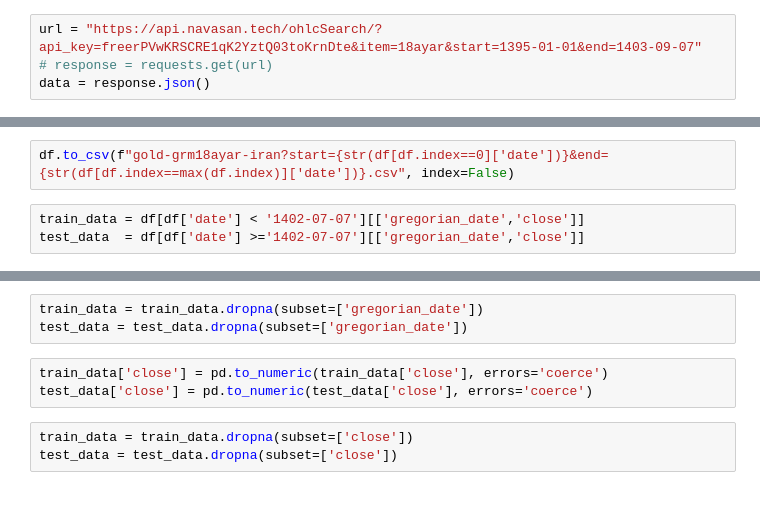
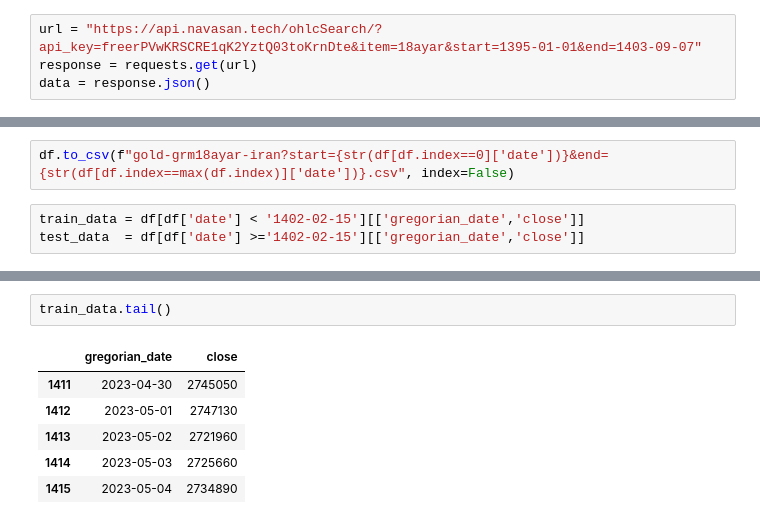
Before and after one commit to houmanhaghi/Gold3nMind, a Jupyter notebook: gold3n_mind.ipynb, the cells around one changed output, grey strips where cells are left out. Saved outputs shown, nothing was run; the diff lists cells and outputs as text.

```diff
--- a/gold3n_mind.ipynb
+++ b/gold3n_mind.ipynb
@@ -22,7 +31,7 @@ import torch.nn as nn
 from persiantools.jdatetime import JalaliDate
 # %%
 url = "https://api.navasan.tech/ohlcSearch/?api_key=freerPVwKRSCRE1qK2YztQ03toKrnDte&item=18ayar&start=1395-01-01&end=1403-09-07"
-# response = requests.get(url)
+response = requests.get(url)
 data = response.json()
 # %%
 original_data = data.copy()
@@ -47,8 +56,8 @@ df.tail()
 # %%
 df.to_csv(f"gold-grm18ayar-iran?start={str(df[df.index==0]['date'])}&end={str(df[df.index==max(df.index)]['date'])}.csv", index=False)
 # %%
-train_data = df[df['date'] < '1402-07-07'][['gregorian_date','close']]
-test_data  = df[df['date'] >='1402-07-07'][['gregorian_date','close']]
+train_data = df[df['date'] < '1402-02-15'][['gregorian_date','close']]
+test_data  = df[df['date'] >='1402-02-15'][['gregorian_date','close']]
 # %%
 train_data['gregorian_date'] = pd.to_datetime(train_data['gregorian_date'], errors='coerce')
 test_data['gregorian_date'] = pd.to_datetime(test_data['gregorian_date'], errors='coerce')
@@ -55,9 +73,9 @@ test_data['gregorian_date'] = pd.to_datetime(test_data['gregorian_date'], errors
-# %%
-train_data = train_data.dropna(subset=['gregorian_date'])
-test_data = test_data.dropna(subset=['gregorian_date'])
-# %%
-train_data['close'] = pd.to_numeric(train_data['close'], errors='coerce')
-test_data['close'] = pd.to_numeric(test_data['close'], errors='coerce')
-# %%
-train_data = train_data.dropna(subset=['close'])
-test_data = test_data.dropna(subset=['close'])
+# %%
+train_data.tail()
+# %% [output]
+|  | gregorian_date | close |
+| 1411 | 2023-04-30 | 2745050 |
+| 1412 | 2023-05-01 | 2747130 |
+| 1413 | 2023-05-02 | 2721960 |
+| 1414 | 2023-05-03 | 2725660 |
+| 1415 | 2023-05-04 | 2734890 |
```
Also changed, not shown: parts of 10 cells of this notebook.
